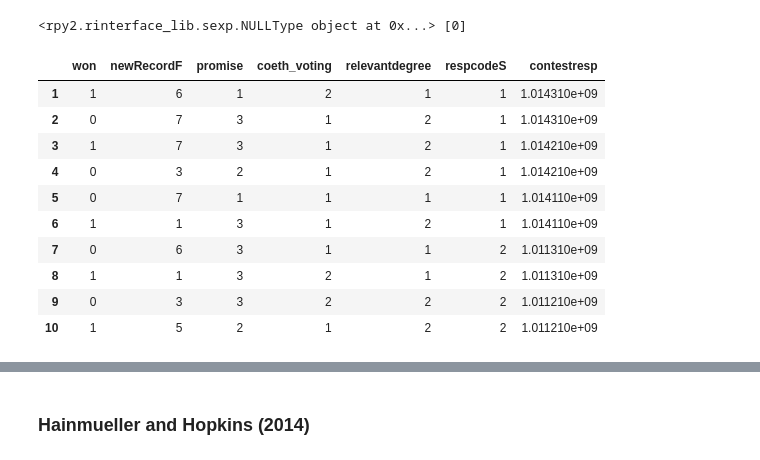
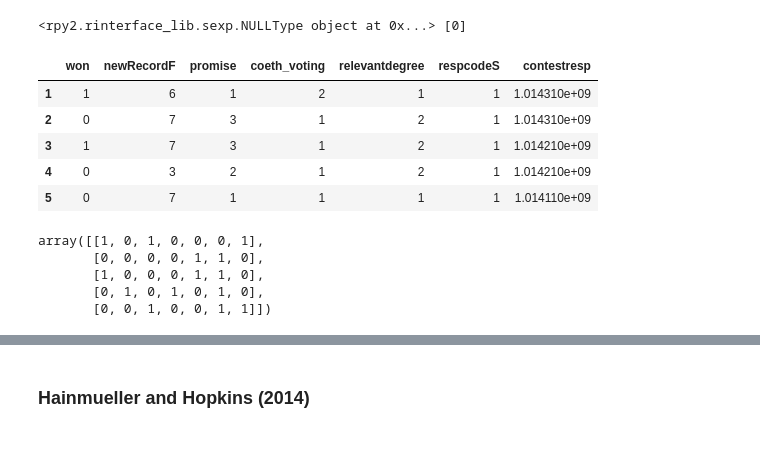
Before and after one commit to qc2321/causal-factorial, a Jupyter notebook: lasso_factorial_selection/real_world.ipynb, the cells around one changed output, grey strips where cells are left out. Saved outputs shown, nothing was run; the diff lists cells and outputs as text; code cells hidden in the pictures.

Commit message:
Added Carlson logistic regression

```diff
--- a/lasso_factorial_selection/real_world.ipynb
+++ b/lasso_factorial_selection/real_world.ipynb
@@ -41,22 +117,16 @@ R[write to console]:  done
 # %%
 findit = importr('FindIt')
 robjects.r('data("Carlson", package = "FindIt")')
 carlson_rdf = robjects.r['Carlson']
 carlson_df = pandas2ri.rpy2py(carlson_rdf)
+carlson_df.head()
+# %% [output]
+|  | won | newRecordF | promise | coeth_voting | relevantdegree | respcodeS | contestresp |
+| 1 | 1 | 6 | 1 | 2 | 1 | 1 | 1.014310e+09 |
+| 2 | 0 | 7 | 3 | 1 | 2 | 1 | 1.014310e+09 |
+| 3 | 1 | 7 | 3 | 1 | 2 | 1 | 1.014210e+09 |
+| 4 | 0 | 3 | 2 | 1 | 2 | 1 | 1.014210e+09 |
+| 5 | 0 | 7 | 1 | 1 | 1 | 1 | 1.014110e+09 |
-# %%
-carlson_df.head(10)
-# %% [output]
-|  | won | newRecordF | promise | coeth_voting | relevantdegree | respcodeS | contestresp |
-| 1 | 1 | 6 | 1 | 2 | 1 | 1 | 1.014310e+09 |
-| 2 | 0 | 7 | 3 | 1 | 2 | 1 | 1.014310e+09 |
-| 3 | 1 | 7 | 3 | 1 | 2 | 1 | 1.014210e+09 |
-| 4 | 0 | 3 | 2 | 1 | 2 | 1 | 1.014210e+09 |
-| 5 | 0 | 7 | 1 | 1 | 1 | 1 | 1.014110e+09 |
-| 6 | 1 | 1 | 3 | 1 | 2 | 1 | 1.014110e+09 |
-| 7 | 0 | 6 | 3 | 1 | 1 | 2 | 1.011310e+09 |
-| 8 | 1 | 1 | 3 | 2 | 1 | 2 | 1.011310e+09 |
-| 9 | 0 | 3 | 3 | 2 | 2 | 2 | 1.011210e+09 |
-| 10 | 1 | 5 | 2 | 1 | 2 | 2 | 1.011210e+09 |
 # %%
 # Convert Record, Coethnicity and Degree to binary
 carlson = carlson_df.iloc[:, :5].to_numpy(dtype=int)
@@ -68,4 +138,11 @@ one_hot_promises = np.zeros((carlson.shape[0], 3))
 one_hot_promises[np.arange(carlson.shape[0]), carlson[:, 2] - 1] = 1
 carlson = np.delete(carlson, 2, axis=1)
 carlson = np.insert(carlson, 2, one_hot_promises.T, axis=1)
+carlson[:5]
+# %% [output]
+array([[1, 0, 1, 0, 0, 0, 1],
+       [0, 0, 0, 0, 1, 1, 0],
+       [1, 0, 0, 0, 1, 1, 0],
+       [0, 1, 0, 1, 0, 1, 0],
+       [0, 0, 1, 0, 0, 1, 1]])
 # %%
```
Also changed, not shown: parts of 19 cells of this notebook, 3 other files.
